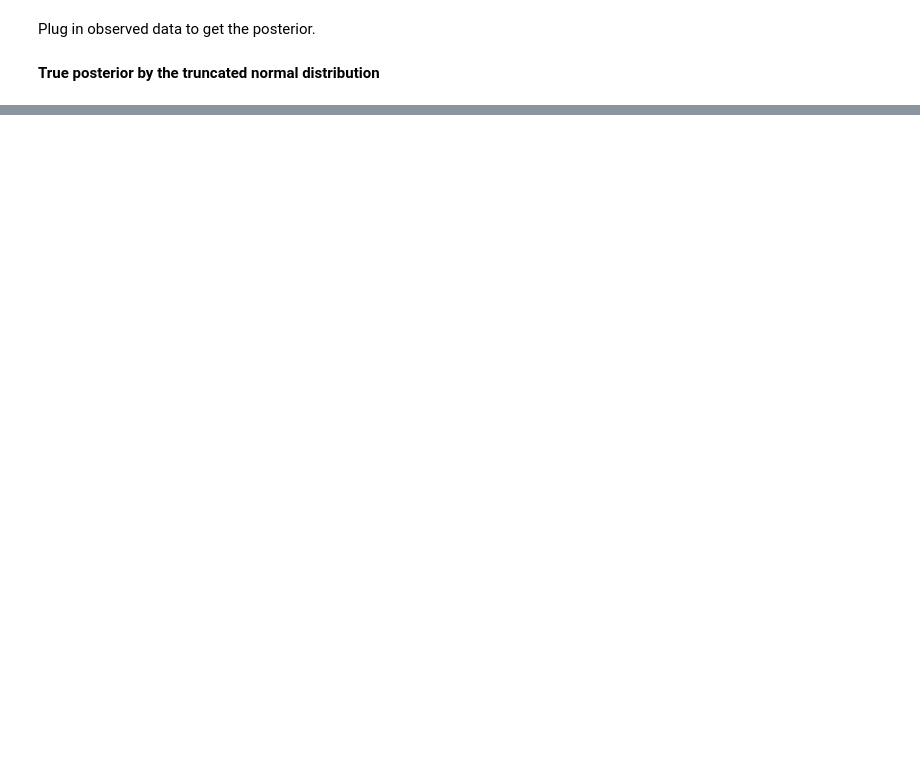
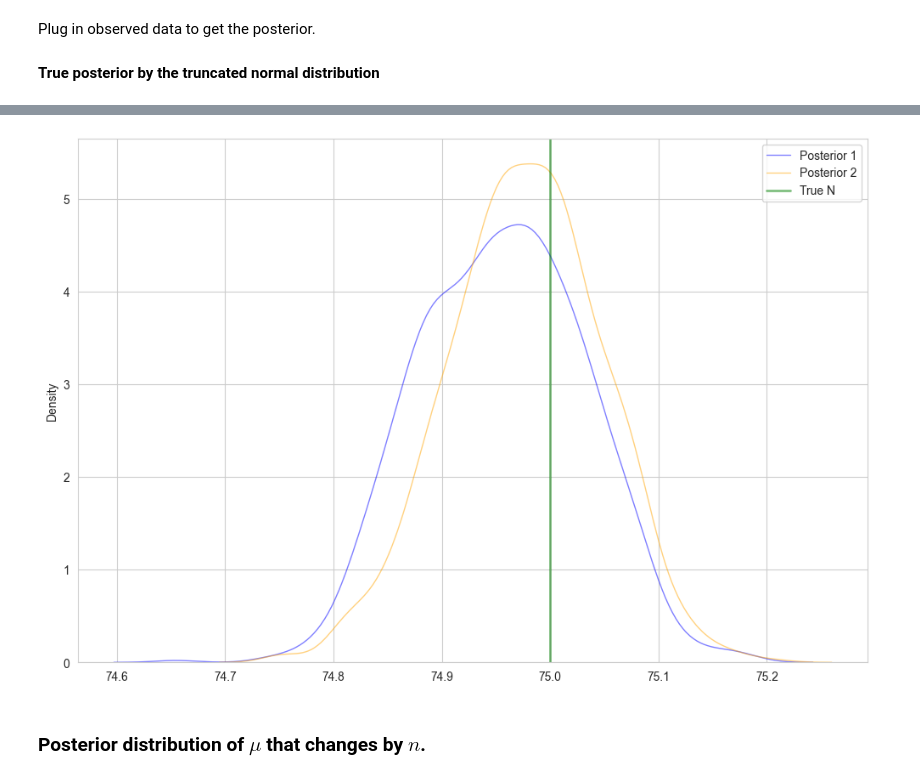
Before and after one commit to haochu-liu/likelihood-free, a Jupyter notebook: python/normal_toy/normal_toy_sbi2.ipynb, the cells around one changed output, grey strips where cells are left out. Cells and saved outputs as stored; diff of their text form; code cells hidden in the pictures; blank space fills up the shorter version.

```diff
--- a/python/normal_toy/normal_toy_sbi2.ipynb
+++ b/python/normal_toy/normal_toy_sbi2.ipynb
@@ -208,0 +209,12 @@ plt.show()
+# %%
+plt.figure(figsize=(12, 8))
+sns.set_style('whitegrid')
+sns.kdeplot(theta_trained1_numpy[:, 1], label='Posterior 1', color='blue', linewidth=1, alpha=0.5)
+sns.kdeplot(theta_trained2_numpy[:, 1], label='Posterior 2', color='orange', linewidth=1, alpha=0.5)
+plt.axvline(x=true_theta[1], label='True N', color='green', linewidth=2, alpha=0.5)
+plt.legend()
+plt.show()
+# %% [output]
+[figure, added]
+# %% [markdown]
+### Posterior distribution of $\mu$ that changes by $n$.
```
Also changed, not shown: parts of 7 cells of this notebook.
